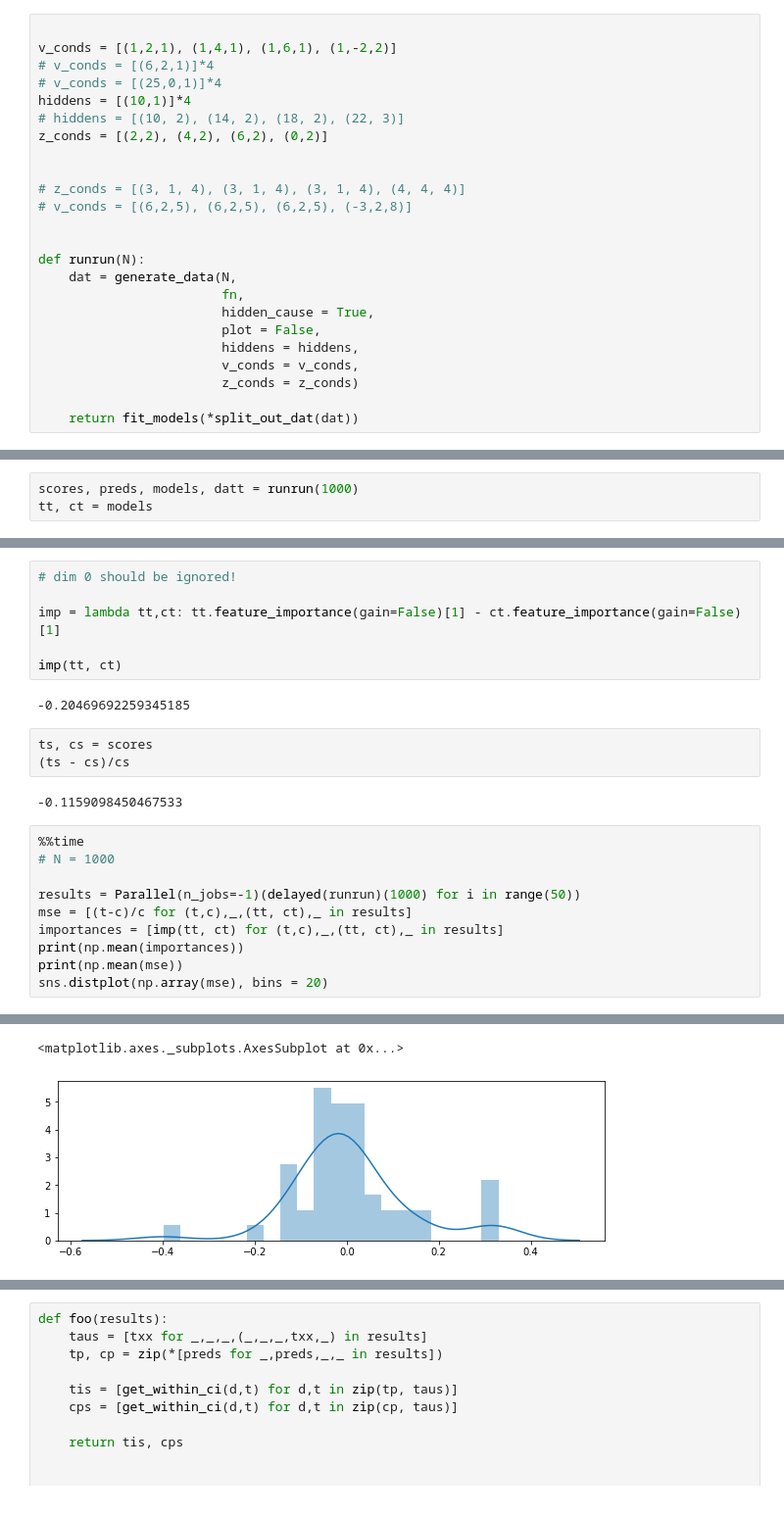
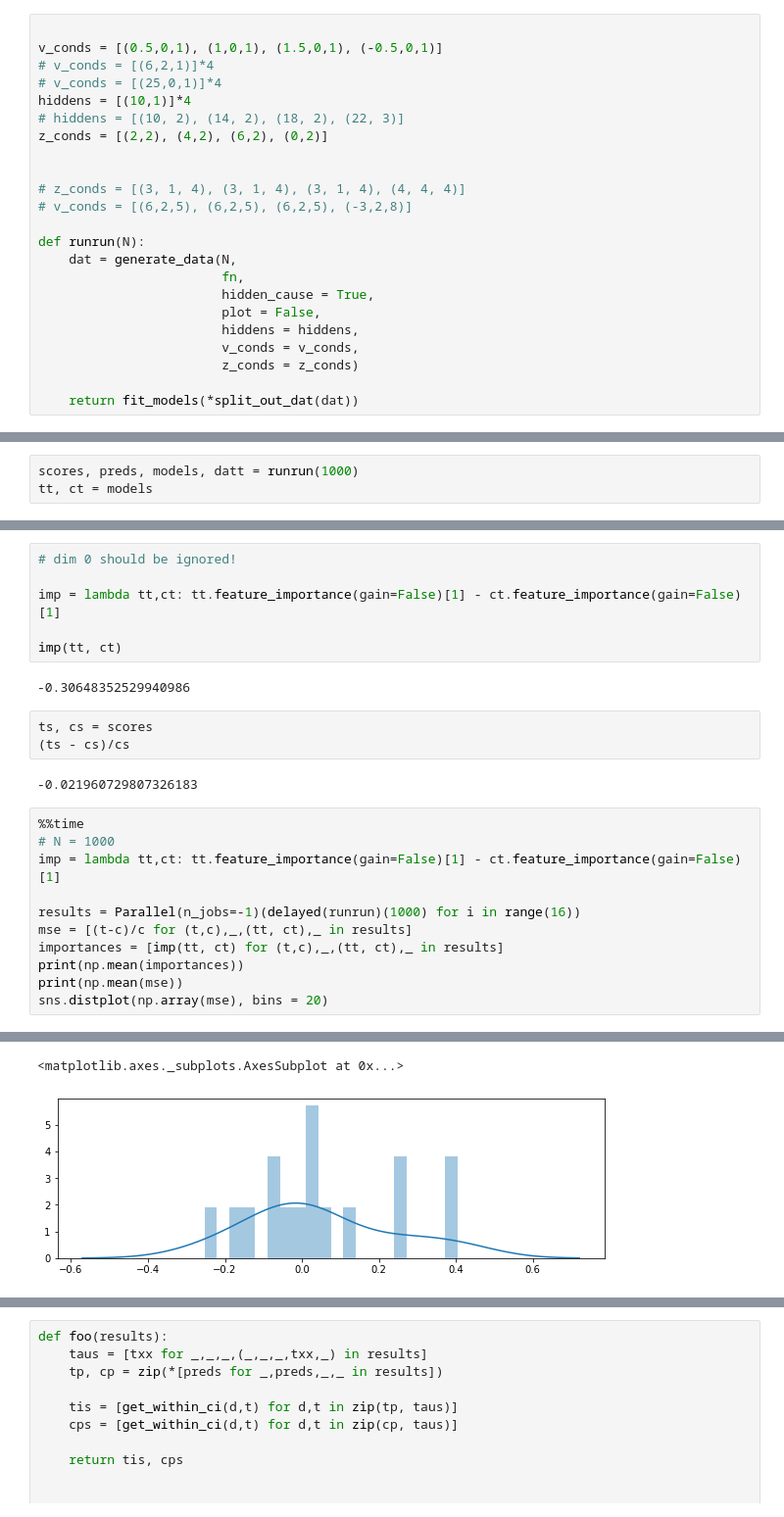
Before and after one commit to nandanrao/transfer-trees, a Jupyter notebook: simulate.ipynb, the cells around one changed output, grey strips where cells are left out. Shown: that part at 98% size. Saved outputs shown, nothing was run; the diff lists cells and outputs as text.

```diff
--- a/simulate.ipynb
+++ b/simulate.ipynb
@@ -180,7 +178,7 @@ def fit_models(phi_source, phi_target, ys_source, treatment, context_idxs, taus_
     return (mean_squared_error(taus_target, tpreds[:, 0]), mean_squared_error(taus_target, cpreds[:, 0])), (tpreds, cpreds), (transfer_model, causal_model), (phi_source, phi_target, taus_source, taus_target, context_idxs)
 # %%
 
-v_conds = [(1,2,1), (1,4,1), (1,6,1), (1,-2,2)]
+v_conds = [(0.5,0,1), (1,0,1), (1.5,0,1), (-0.5,0,1)]
 # v_conds = [(6,2,1)]*4
 # v_conds = [(25,0,1)]*4
 hiddens = [(10,1)]*4
@@ -190,7 +188,6 @@ z_conds = [(2,2), (4,2), (6,2), (0,2)]
 
 # z_conds = [(3, 1, 4), (3, 1, 4), (3, 1, 4), (4, 4, 4)]
 # v_conds = [(6,2,5), (6,2,5), (6,2,5), (-3,2,8)]
-
 
 def runrun(N):
     dat = generate_data(N,
@@ -294,17 +280,18 @@ imp = lambda tt,ct: tt.feature_importance(gain=False)[1] - ct.feature_importance
 
 imp(tt, ct)
 # %% [output]
--0.20469692259345185
+-0.30648352529940986
 # %%
 ts, cs = scores
 (ts - cs)/cs
 # %% [output]
--0.1159098450467533
+-0.021960729807326183
 # %%
 %%time
 # N = 1000
+imp = lambda tt,ct: tt.feature_importance(gain=False)[1] - ct.feature_importance(gain=False)[1]
 
-results = Parallel(n_jobs=-1)(delayed(runrun)(1000) for i in range(50))
+results = Parallel(n_jobs=-1)(delayed(runrun)(1000) for i in range(16))
 mse = [(t-c)/c for (t,c),_,(tt, ct),_ in results]
 importances = [imp(tt, ct) for (t,c),_,(tt, ct),_ in results]
 print(np.mean(importances))
@@ -318,5 +305,5 @@ Wall time: 1min 9s
 <matplotlib.axes._subplots.AxesSubplot at 0x...>
-[figure, old version]
+[figure, new version]
 # %%
 tau_var = [np.mean((np.mean(txx) - txx)**2) for _,_,_,(_,_,_,txx,_) in results]
 t_mse, c_mse = zip(*[(t,c) for (t,c),_,(tt, ct),_ in results])
```
Also changed, not shown: parts of 20 cells of this notebook, 2 other files.
